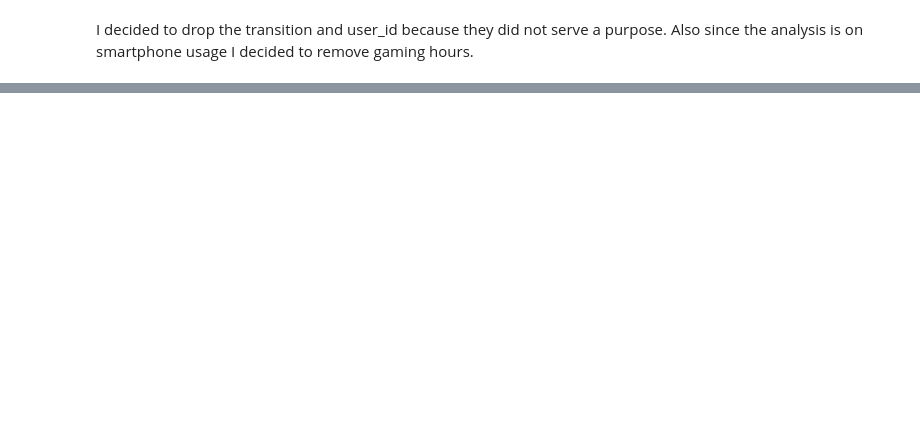
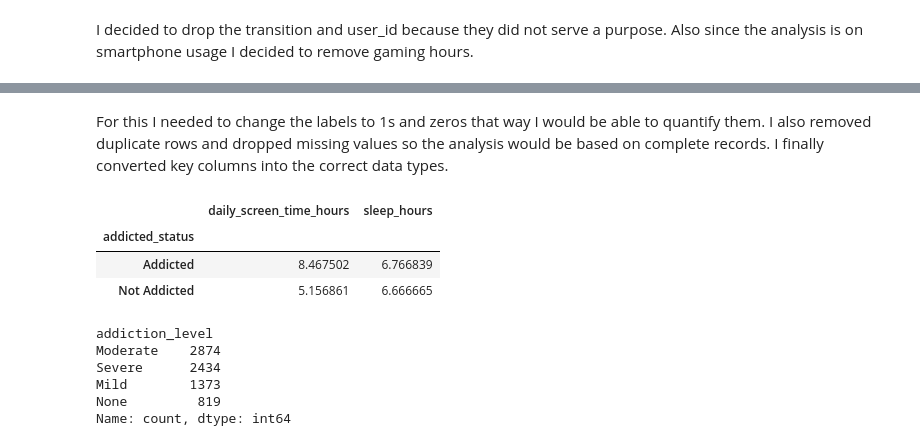
Before and after one commit to BuiltbyJaime/digital_wellbeing_smartphone_dependence_analysis, a Jupyter notebook: Notebooks/smartphone_addiction_analysis.ipynb, the cells around one changed output, grey strips where cells are left out. Drawn from its saved outputs; the diff is of its cells as text; code cells hidden in the pictures; blank space fills up the shorter version.

```diff
--- a/Notebooks/smartphone_addiction_analysis.ipynb
+++ b/Notebooks/smartphone_addiction_analysis.ipynb
@@ -322,0 +300,18 @@ df[df["stress_level"] == "High"]
+# %% [markdown]
+For this I needed to change the labels to 1s and zeros that way I would be able to quantify them. I also removed duplicate rows and dropped missing values so the analysis would be based on complete records. I finally converted key columns into the correct data types.
+# %%
+df.groupby('addicted_status')[['daily_screen_time_hours', 'sleep_hours']].mean()
+# %% [output]
+|  | daily_screen_time_hours | sleep_hours |
+| addicted_status |  |  |
+| Addicted | 8.467502 | 6.766839 |
+| Not Addicted | 5.156861 | 6.666665 |
+# %%
+df['addiction_level'].value_counts(dropna=False)
+# %% [output]
+addiction_level
+Moderate    2874
+Severe      2434
+Mild        1373
+None         819
+Name: count, dtype: int64
```
Also changed, not shown: parts of 38 cells of this notebook, 2 other files.
